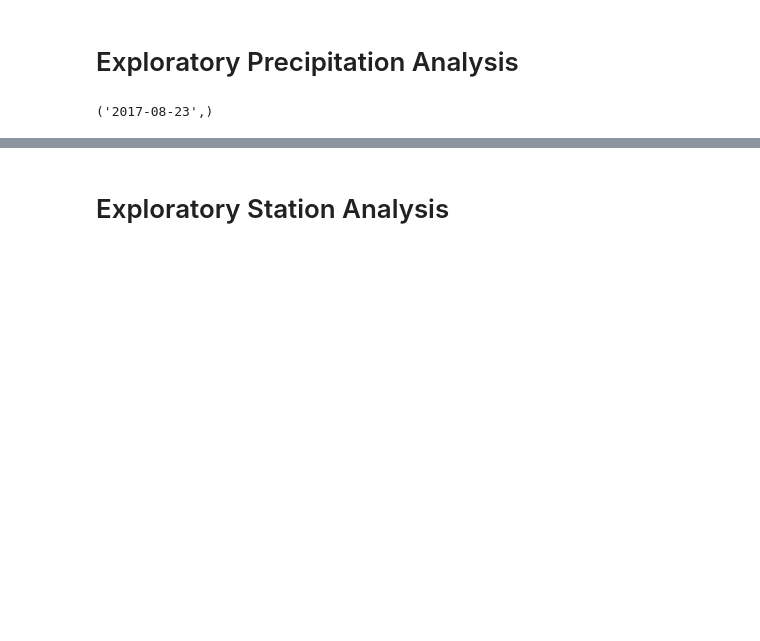
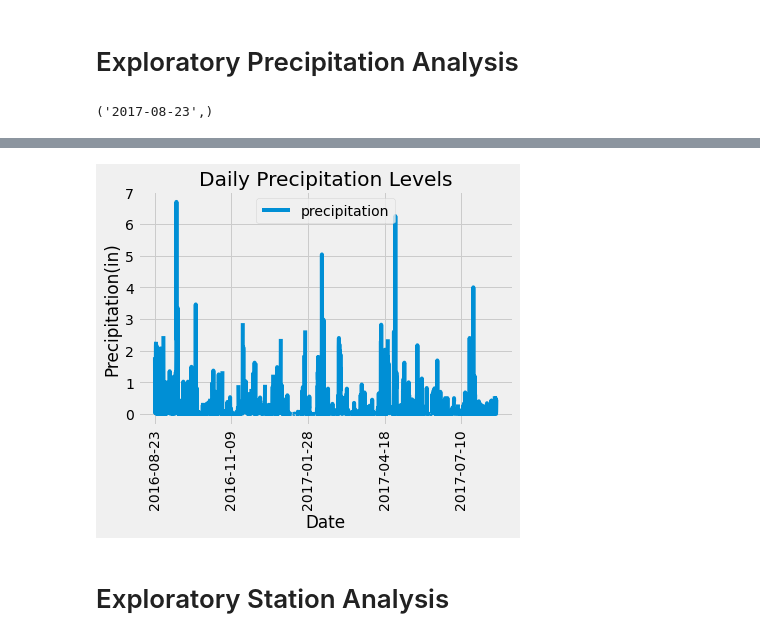
Before and after one commit to jforbis/sqlalchemy-challenge, a Jupyter notebook: climate_starter.ipynb, the cells around one changed output, grey strips where cells are left out. Drawn from its saved outputs; the diff is of its cells as text; code cells hidden in the pictures; blank space fills up the shorter version.

```diff
--- a/climate_starter.ipynb
+++ b/climate_starter.ipynb
@@ -81,13 +71,13 @@ recent_date_minus1year = (dt.datetime.strptime(recent_date[0],'%Y-%m-%d')-dt.tim
 recent_date_minus1year
 
 # Perform a query to retrieve the data and precipitation scores
-
+measurement_table_col = (measurements.date, measurements.prcp)
+measurement_data = session.query(*measurement_table_col).filter(measurements.date >= recent_date_minus1year).all()
+measurement_data
 
 # Save the query results as a Pandas DataFrame and set the index to the date column
-
-
-# Sort the dataframe by date
-
-
-# Use Pandas Plotting with Matplotlib to plot the data
+measurement_data_df = pd.DataFrame(measurement_data, columns=["date", "precipitation"])
+measurement_data_df.set_index("date", inplace=True)
+measurement_data_df = measurement_data_df.sort_index()
+measurement_data_df
 # %% [output]
@@ -95,3 +98,11 @@ recent_date_minus1year
+# %%
+# Use Pandas Plotting with Matplotlib to plot the data
+ax = measurement_data_df.plot(rot=90);
+ax.set_title("Daily Precipitation Levels");
+ax.set_xlabel("Date");
+ax.set_ylabel("Precipitation(in)");
+# %% [output]
+[figure, added]
 # %%
 # Use Pandas to calcualte the summary statistics for the precipitation data
 # %% [markdown]
```
Also changed, not shown: parts of 3 cells of this notebook.
